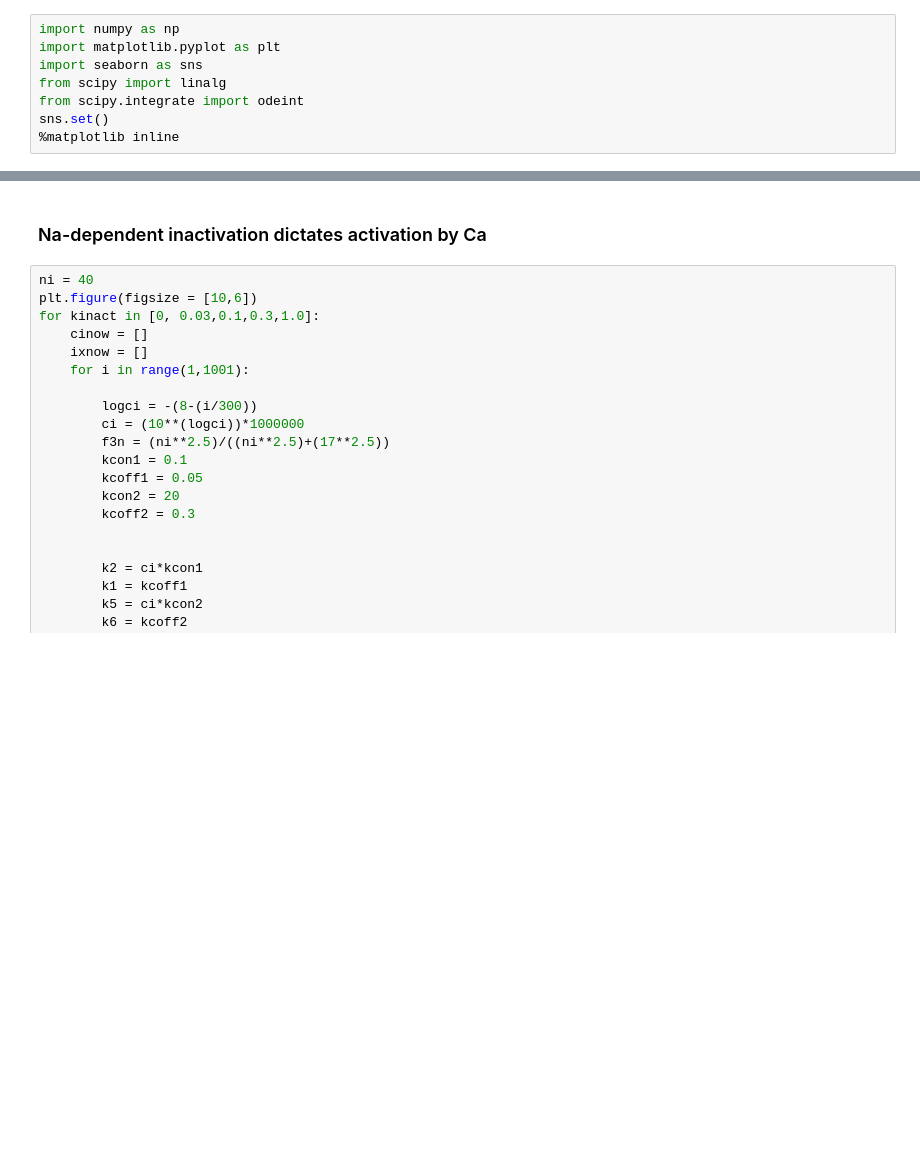
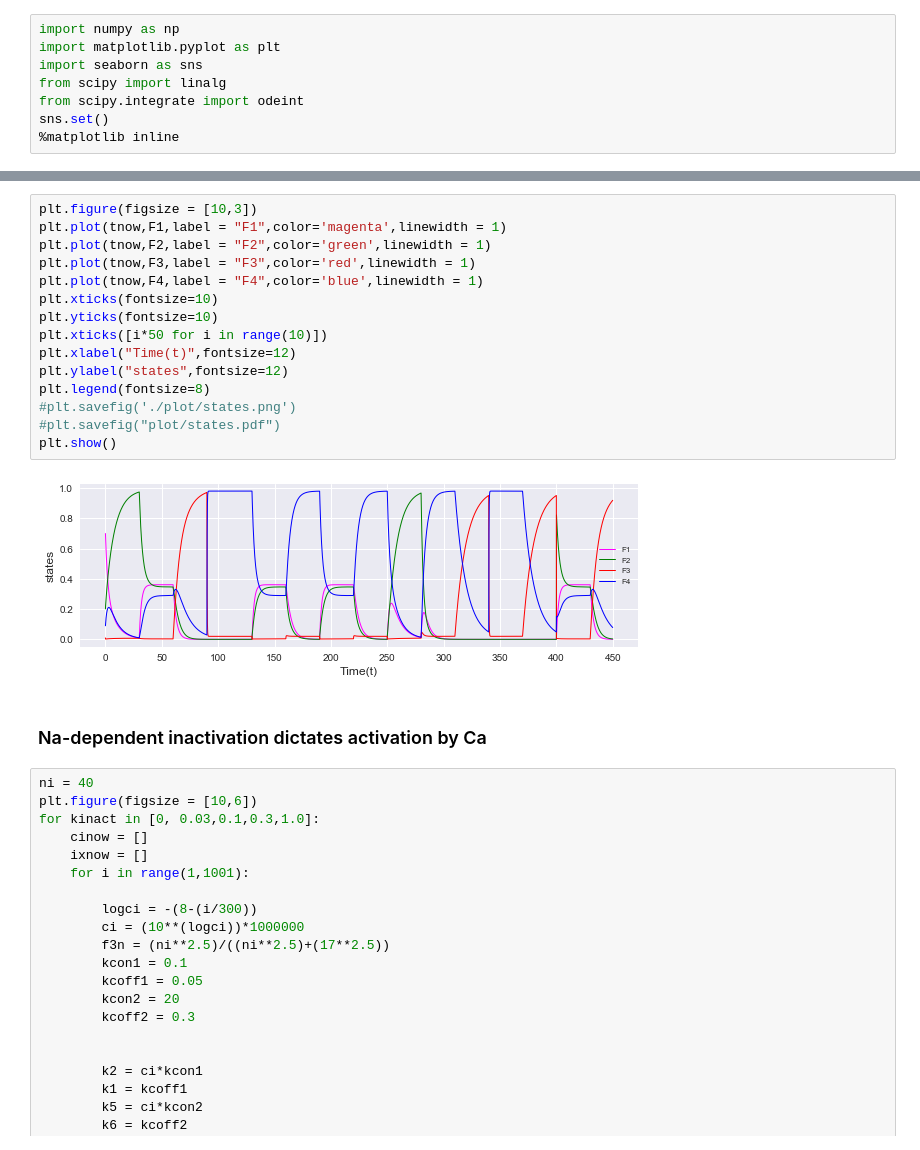
Before and after one commit to pyncx/ncx, a Jupyter notebook: remodel/Hilgemann_2019_Reproduced.ipynb, the cells around one changed output, grey strips where cells are left out. Drawn from its saved outputs; the diff is of its cells as text; blank space fills up the shorter version.

```diff
--- a/remodel/Hilgemann_2019_Reproduced.ipynb
+++ b/remodel/Hilgemann_2019_Reproduced.ipynb
@@ -90,3 +119,20 @@ plt.show()
+# %%
+plt.figure(figsize = [10,3])
+plt.plot(tnow,F1,label = "F1",color='magenta',linewidth = 1)
+plt.plot(tnow,F2,label = "F2",color='green',linewidth = 1)
+plt.plot(tnow,F3,label = "F3",color='red',linewidth = 1)
+plt.plot(tnow,F4,label = "F4",color='blue',linewidth = 1)
+plt.xticks(fontsize=10)
+plt.yticks(fontsize=10)
+plt.xticks([i*50 for i in range(10)])
+plt.xlabel("Time(t)",fontsize=12)
+plt.ylabel("states",fontsize=12)
+plt.legend(fontsize=8)
+#plt.savefig('./plot/states.png')
+#plt.savefig("plot/states.pdf")
+plt.show()
+# %% [output]
+[figure, added]
 # %% [markdown]
 ### Na-dependent inactivation dictates activation by Ca
 # %%
```
Also changed, not shown: parts of 5 cells of this notebook, 17 other files.
